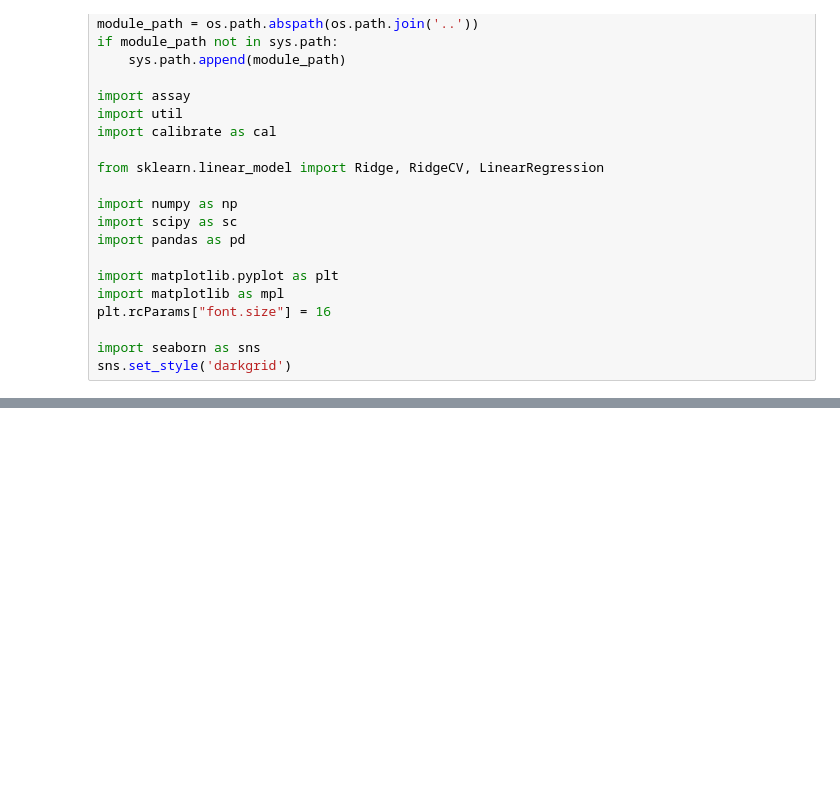
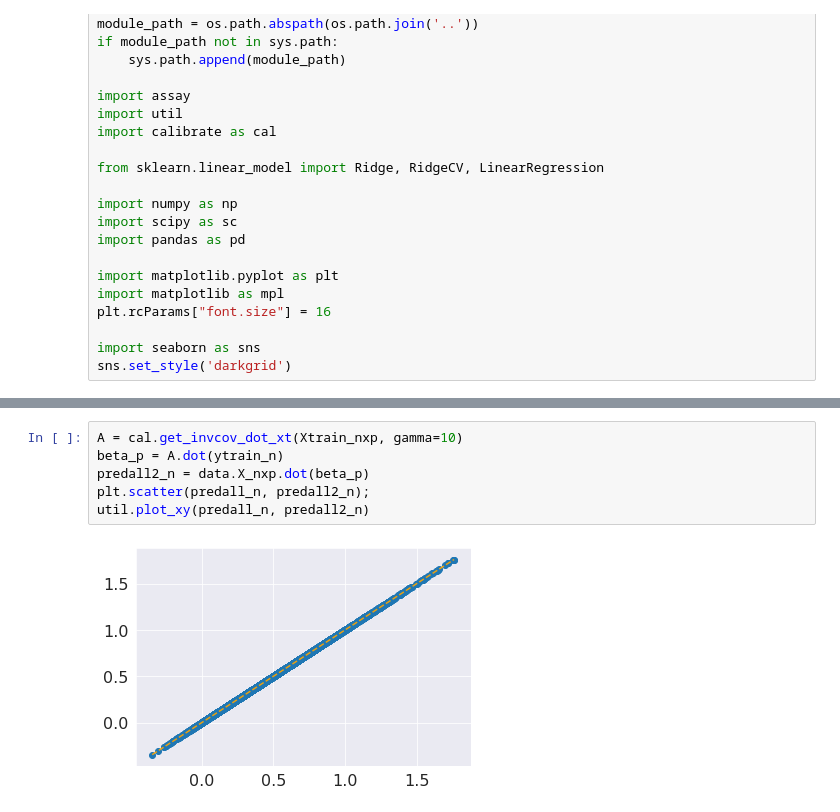
Before and after one commit to clarafy/conformal-for-design, a Jupyter notebook: notebooks/adaptive-112221.ipynb, the cells around one changed output, grey strips where cells are left out. Drawn from its saved outputs; the diff is of its cells as text; blank space fills up the shorter version.

```diff
--- a/notebooks/adaptive-112221.ipynb
+++ b/notebooks/adaptive-112221.ipynb
@@ -44,0 +126,8 @@ def get_train_and_test(data, n_train, seed, lmbda):
+# %%
+A = cal.get_invcov_dot_xt(Xtrain_nxp, gamma=10)
+beta_p = A.dot(ytrain_n)
+predall2_n = data.X_nxp.dot(beta_p)
+plt.scatter(predall_n, predall2_n);
+util.plot_xy(predall_n, predall2_n)
+# %% [output]
+[figure, added]
```
Also changed, not shown: parts of 9 cells of this notebook, 3 other files.
